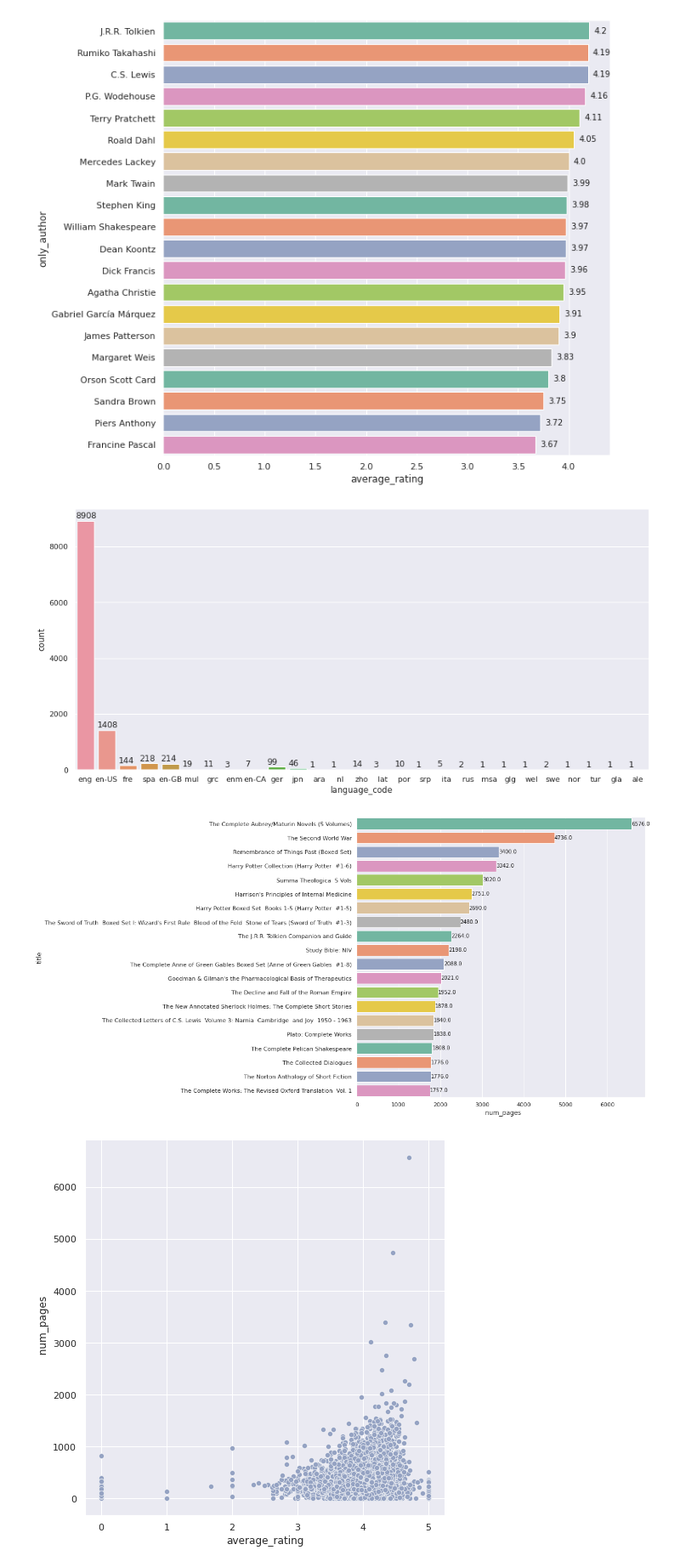
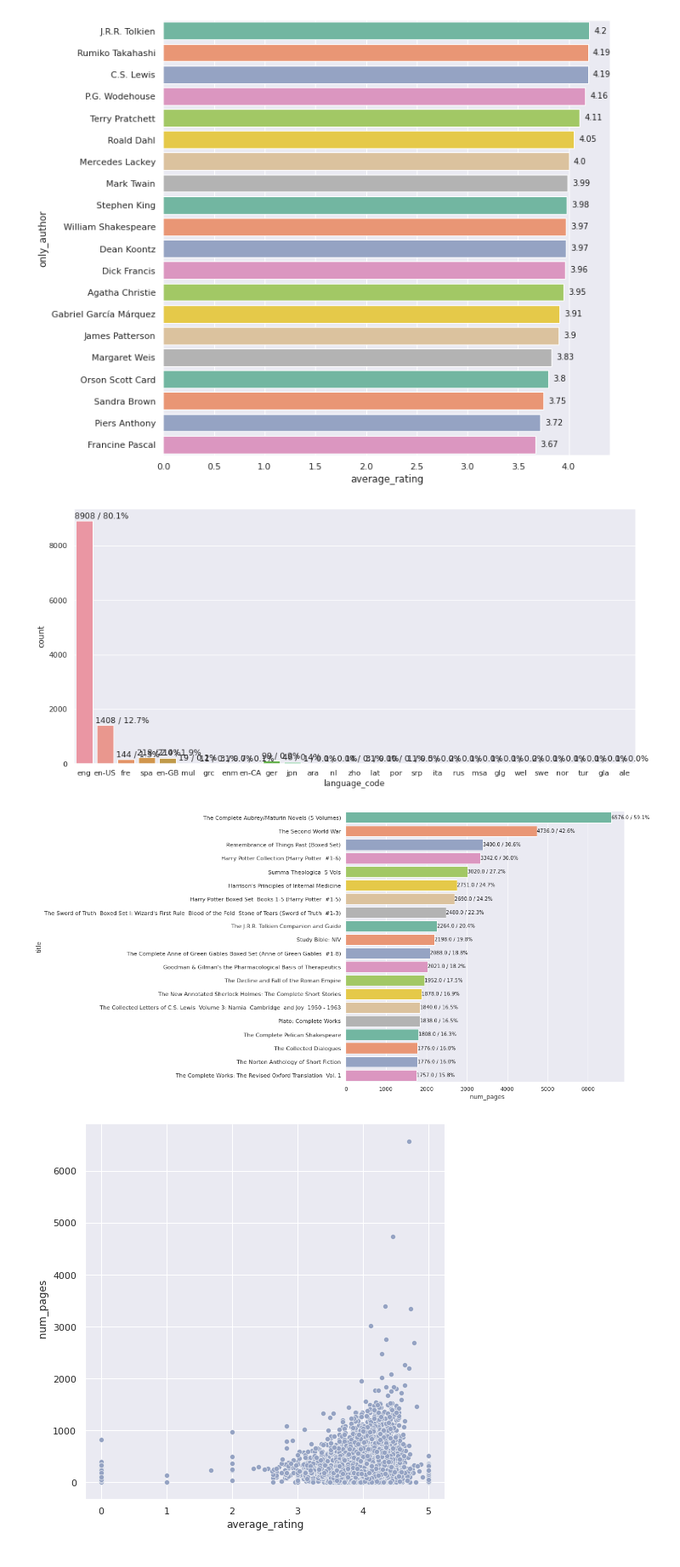
Before and after one commit to khalidelboray/ML_Course, a Jupyter notebook: last_task.ipynb, the cells around one changed output. Shown at 85% size. Saved outputs shown, nothing was run; the diff lists cells and outputs as text; code cells hidden in the pictures.

```diff
--- a/last_task.ipynb
+++ b/last_task.ipynb
@@ -310,26 +309,31 @@ plt.show()
 # %% [output]
 [figure]
 # %%
+total = float(len(df))
 plt.figure(figsize=(15, 7))
 ax = sns.countplot(x=df.language_code, data=df)
 for p in ax.patches:
-    ax.annotate(str(p.get_height()), (p.get_x()-0.05, p.get_height()+100))
+    percentage = '{:.1f}%'.format(100 * p.get_height()/total)
+    # ax.text(p.get_x()-0.05, p.get_height()+400,percentage)
+    ax.annotate(str(p.get_height())+ f" / {percentage}", (p.get_x()-0.05, p.get_height()+100))
 # %% [output]
-[figure, old version]
+[figure, new version]
 # %%
 top_pages = df.sort_values(by='  num_pages', ascending=False).head(20)
 # %%
 sns.set(style="darkgrid")
 plt.figure(figsize=(10, 10))
 
 color = sns.color_palette("Set2")
 ax = sns.barplot(x="  num_pages", y="title", data=top_pages, palette=color)
 
 for i in ax.patches:
-    ax.text(i.get_width() + .05, i.get_y() + 0.5, str(i.get_width()), fontsize = 10, color = 'k')
+    percentage = '{:.1f}%'.format(100 * i.get_width()/total)
+
+    ax.text(i.get_width() + .05, i.get_y() + 0.5, str(i.get_width()) + f" / {percentage}", fontsize = 10, color = 'k')
 plt.show()
 # %% [output]
-[figure, old version]
+[figure, new version]
 # %%
 ax = sns.relplot(data=df, x="average_rating", y="  num_pages", color = '#95a3c3', sizes=(100, 200), height=7, marker='o')
 # %% [output]
```
Also changed, not shown: parts of 10 cells of this notebook, 1 other file.
